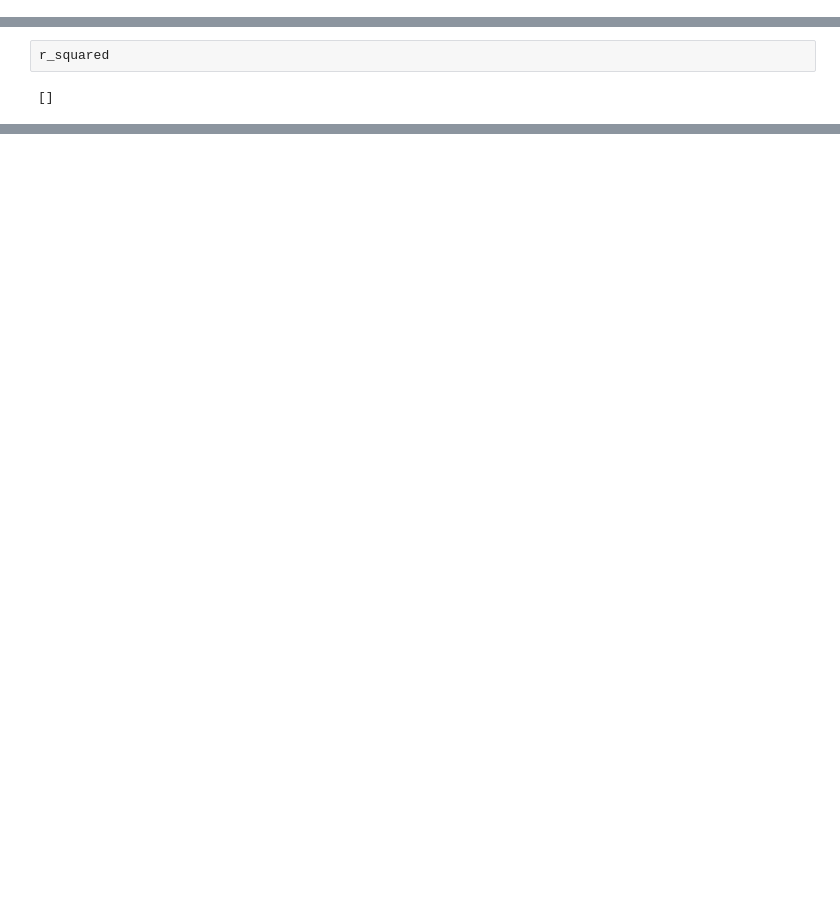
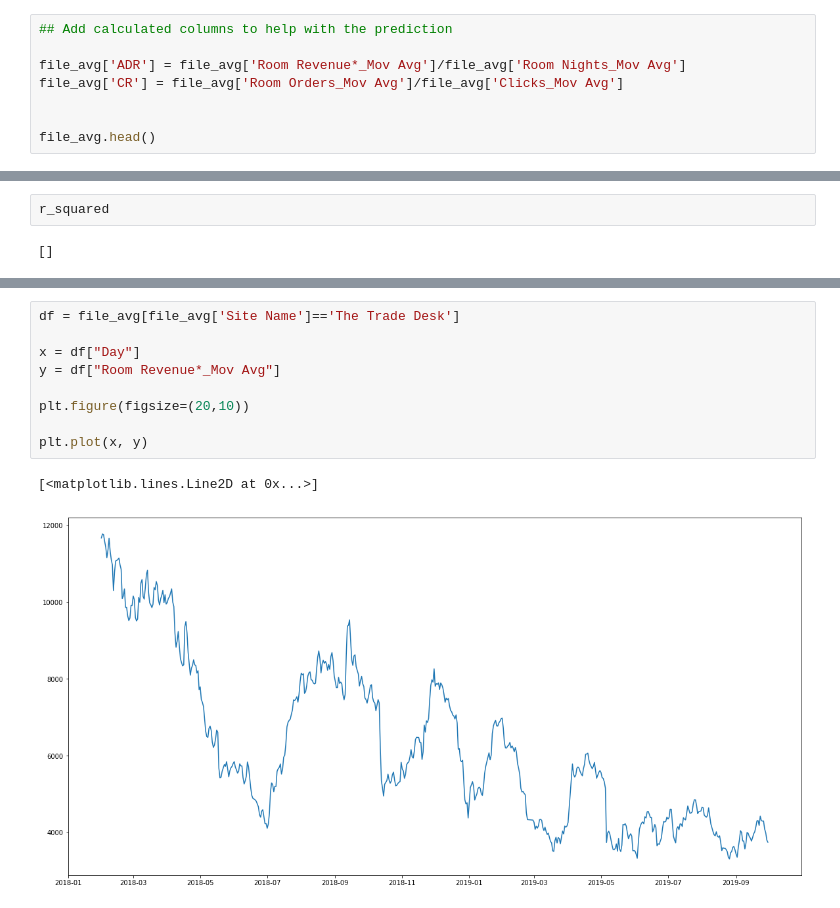
Before and after one commit to cbonfantep/Marketing-ROI-Prediction, a Jupyter notebook: All Models_Mov Avg.ipynb, the cells around one changed output, grey strips where cells are left out. Drawn from its saved outputs; the diff is of its cells as text; blank space fills up the shorter version.

```diff
--- a/All Models_Mov Avg.ipynb
+++ b/All Models_Mov Avg.ipynb
@@ -58,3 +70,11 @@ file_avg.isna().head()
 # clean_simple_df = all_data.dropna(subset=['Ad Spend', 'Room Revenue*'])
 
 # clean_simple_df.isna().head()
+# %%
+## Add calculated columns to help with the prediction
+
+file_avg['ADR'] = file_avg['Room Revenue*_Mov Avg']/file_avg['Room Nights_Mov Avg']
+file_avg['CR'] = file_avg['Room Orders_Mov Avg']/file_avg['Clicks_Mov Avg']
+
+
+file_avg.head()
@@ -286,2 +334,14 @@ best_model
 # %% [output]
 TypeError: f() takes 1 positional argument but 2 were given
+# %%
+df = file_avg[file_avg['Site Name']=='The Trade Desk']
+
+x = df["Day"]
+y = df["Room Revenue*_Mov Avg"]
+
+plt.figure(figsize=(20,10))
+
+plt.plot(x, y)
+# %% [output]
+[<matplotlib.lines.Line2D at 0x...>]
+[figure, added]
```
Also changed, not shown: parts of 13 cells of this notebook, 1 other file.
